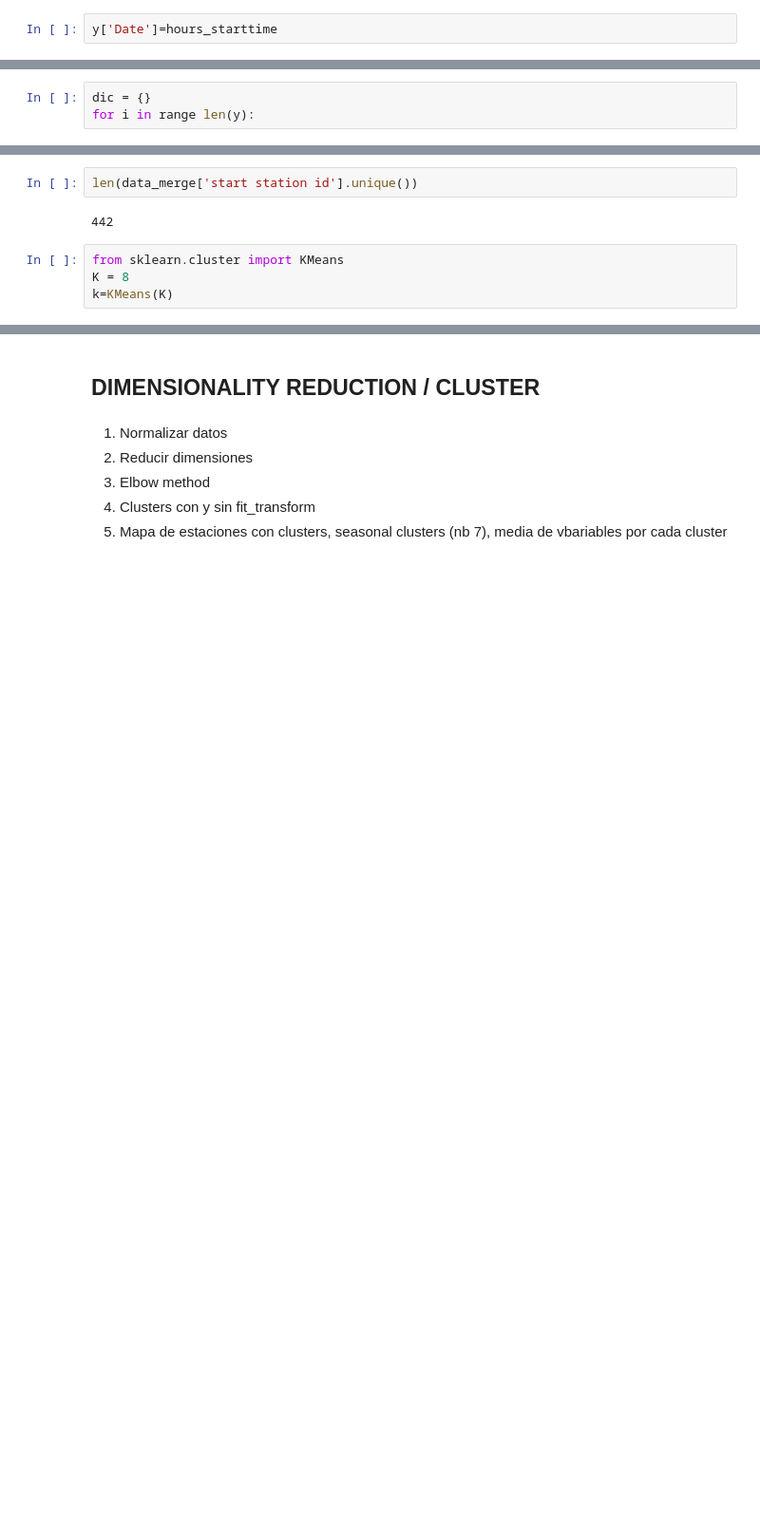
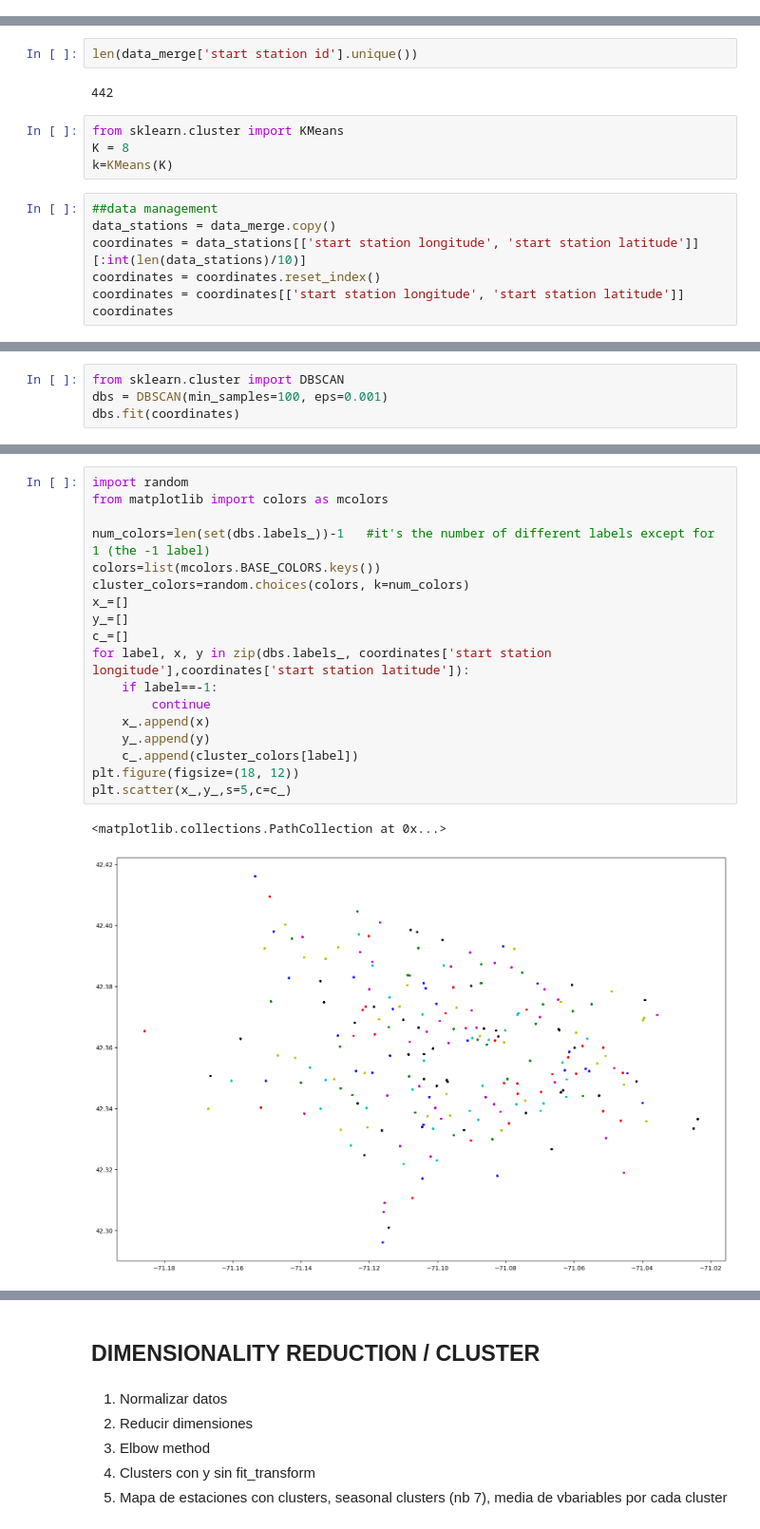
Before and after one commit to ivans14/BA_proj, a Jupyter notebook: Exploratory.ipynb, the cells around one changed output, grey strips where cells are left out. Shown: that part at 95% size. Cells and saved outputs as stored; diff of their text form; blank space fills up the shorter version.

```diff
--- a/Exploratory.ipynb
+++ b/Exploratory.ipynb
@@ -106,2 +15,0 @@ hours_starttime=data["starttime2"].unique()
-# %%
-y['Date']=hours_starttime
@@ -127,3 +15,0 @@ y
-# %%
-dic = {}
-for i in range len(y):
@@ -346,3 +220,10 @@ len(data_merge['start station id'].unique())
 from sklearn.cluster import KMeans
 K = 8
 k=KMeans(K)
+# %%
+##data management
+data_stations = data_merge.copy()
+coordinates = data_stations[['start station longitude', 'start station latitude']][:int(len(data_stations)/10)]
+coordinates = coordinates.reset_index()
+coordinates = coordinates[['start station longitude', 'start station latitude']]
+coordinates
@@ -348,0 +248,4 @@ k=KMeans(K)
+# %%
+from sklearn.cluster import DBSCAN
+dbs = DBSCAN(min_samples=100, eps=0.001)
+dbs.fit(coordinates)
@@ -348,0 +258,21 @@ k=KMeans(K)
+# %%
+import random
+from matplotlib import colors as mcolors
+
+num_colors=len(set(dbs.labels_))-1   #it's the number of different labels except for 1 (the -1 label)
+colors=list(mcolors.BASE_COLORS.keys())
+cluster_colors=random.choices(colors, k=num_colors)
+x_=[]
+y_=[]
+c_=[]
+for label, x, y in zip(dbs.labels_, coordinates['start station longitude'],coordinates['start station latitude']):
+    if label==-1:
+        continue
+    x_.append(x)
+    y_.append(y)
+    c_.append(cluster_colors[label])
+plt.figure(figsize=(18, 12))
+plt.scatter(x_,y_,s=5,c=c_)
+# %% [output]
+<matplotlib.collections.PathCollection at 0x...>
+[figure, added]
```
Also changed, not shown: parts of 49 cells of this notebook, 1 other file.
